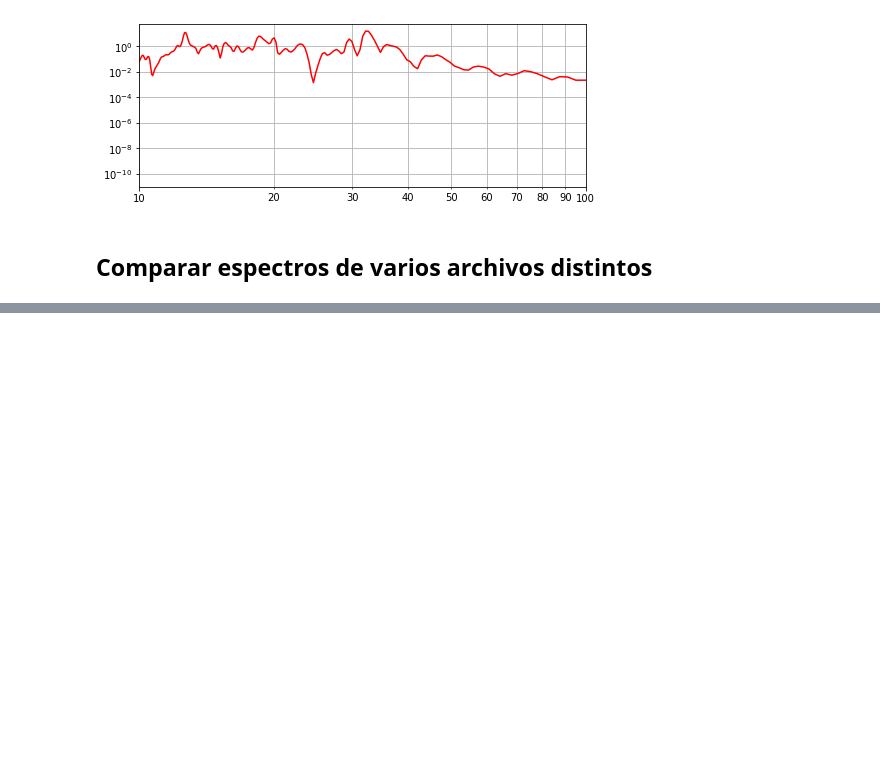
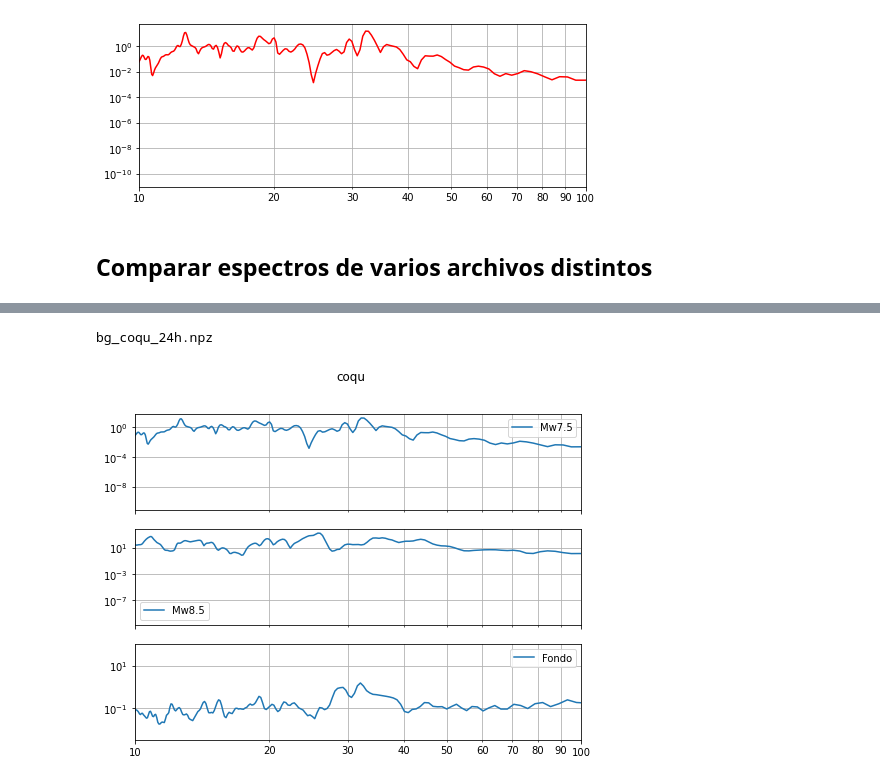
Before and after one commit to Maurici0-Diaz/Resonancia, a Jupyter notebook: Analisis_ts.ipynb, the cells around one changed output, grey strips where cells are left out. Cells and saved outputs as stored; diff of their text form; code cells hidden in the pictures; blank space fills up the shorter version.

Commit message:
Cada espectro está en su grafico aparte

```diff
--- a/Analisis_ts.ipynb
+++ b/Analisis_ts.ipynb
@@ -143,0 +102,41 @@ bg_valp_24h.npz
+# %%
+S_list=[] #listas vacias en donde se guardaran los espectros de cada archivo (tsunamis y fondo)
+f_list=[] # listas vacias en donde se guardaran los espectros de cada archivo (tsunamis y fondo)
+
+for i in range(len(nc_files)): # para cada archivo nc de la lista nc_files
+    nc_data=xr.open_dataset(nc_files[i]) # carga un archivo
+    y1=nc_data.eta.isel(grid_npoints=boya_sel) # y1 e y2 de las series para hacer analisis espectral
+    y2=nc_data.eta.isel(grid_npoints=boya_sel)
+    y1=relleno_zeros(y1) # rellena con ceros hasta la siguiente potencia de dos
+    y2=relleno_zeros(y2)
+    f,S1,S2,coh2,phase,bw=FunXSpectra(y1,y2,1,4,0)
+
+    S_list.append(S1) # guarda S[i] en lista S_list
+    f_list.append(f) # guarda f[i] en lista f_list
+
+bg_data=np.load(bg_file) # carga archivo con espectro de fondo
+S_list.append(bg_data['S']) # agrega S de fondo a la lista S_list
+f_list.append(bg_data['f']) # agrega f de fondo a la lista f_list
+
+print(os.path.basename(bg_file)) # solo para verificar el archivo de espectro de fondo que se está leyendo
+
+#plotea
+nplots=len(nc_files)+1 # cantidad de graficos (cantidad de archivos .nc + espectro de fondo)
+fig, axes = plt.subplots(nrows=nplots, figsize=(8,2*nplots), sharex=True) # nploteos, cada uno con 2 de altura, y comparten solo el eje x
+fig.suptitle(localidades[boya_sel]) # titulo
+
+for i, ax in enumerate(axes.flatten()): # para cada ploteo (esta forma de iterar la encontre en internet, no se muy bien como funciona, pero funciona)
+    ax.loglog(1/f_list[i]/60,S_list[i]) # loglog, de la sublista i de la lista f_list
+
+    # de aqui para abajo es configuracion de los ploteos
+    ax.yaxis.grid(which="major") # grilla mayor en y
+    ax.xaxis.grid(which="both") # ambas grillas en x
+    ax.legend([etiquetas[i]]) #etiqueta de cada grafico
+    ax.xaxis.set_major_formatter(mtick.ScalarFormatter()) #deja valores de grilla mayor en formato decimal
+    ax.xaxis.set_minor_formatter(mtick.ScalarFormatter()) #deja valores de grilla menor en formato decimal
+
+plt.xlim(10,100) # interesan solo los periodos entre 10 y 100 min (tsunamis)
+plt.show() # mostrar grafico xd
+# %% [output]
+bg_coqu_24h.npz
+[figure, added]
```
Also changed, not shown: parts of 1 cell of this notebook.
